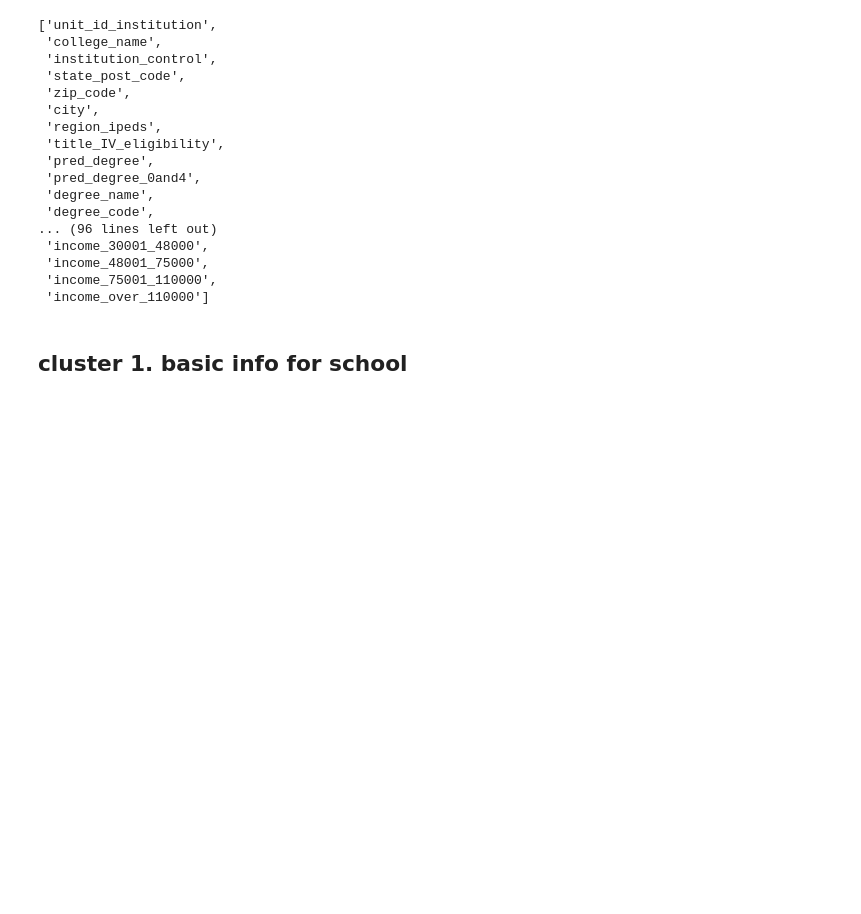
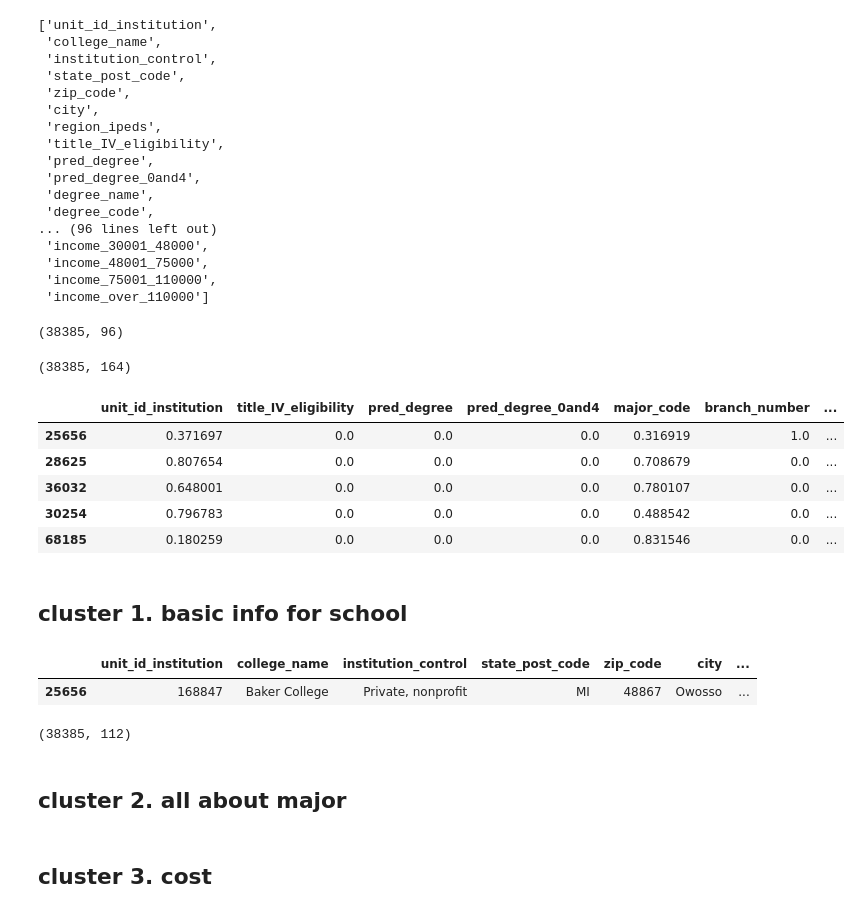
Before and after one commit to CDM-College-ROI/capstone_working_repo, a Jupyter notebook: cc_folder/cc_modeling.ipynb, the cells around one changed output. Cells and saved outputs as stored; diff of their text form; code cells hidden in the pictures; blank space fills up the shorter version.

Commit message:
scale

```diff
--- a/cc_folder/cc_modeling.ipynb
+++ b/cc_folder/cc_modeling.ipynb
@@ -256,6 +256,47 @@ train_imputed.columns.tolist()
  'income_48001_75000',
  'income_75001_110000',
  'income_over_110000']
+# %%
+# split the data
+x_train_imputed = train_imputed.drop(columns = ['college_name','roi_5yr','pct_roi_5yr','roi_10yr','pct_roi_10yr',
+                                                'roi_20yr','state_post_code','city','region_ipeds','institution_control',
+                                                'pct_roi_20yr','major_name','major_category','zip_code','degree_name',
+                                               'degree_code'])
+y_train_imputed = train_imputed[['roi_5yr']]
+
+state_dummies_train = pd.get_dummies(train['state_post_code'])
+region_dummies_train = pd.get_dummies(train['region_ipeds'])
+institution_control_dummies_train = pd.get_dummies(train['institution_control'])
+# %%
+x_train_imputed.shape
+# %% [output]
+(38385, 96)
+# %%
+# scale the data
+from sklearn.preprocessing import MinMaxScaler
+
+scaler = MinMaxScaler()
+scaler.fit(x_train_imputed)
+x_train_imputed_scaled = scaler.transform(x_train_imputed)
+x_train_imputed_scaled = pd.DataFrame(x_train_imputed_scaled, columns=x_train_imputed.columns,
+                                      index=x_train_imputed.index)
+
+x_train_imputed_scaled_with_dummy = pd.concat([x_train_imputed_scaled,state_dummies_train],axis=1)
+x_train_imputed_scaled_with_dummy = pd.concat([x_train_imputed_scaled_with_dummy,region_dummies_train],axis=1)
+x_train_imputed_scaled_with_dummy = pd.concat([x_train_imputed_scaled_with_dummy,institution_control_dummies_train],axis=1)
+# %%
+x_train_imputed_scaled_with_dummy.shape
+# %% [output]
+(38385, 164)
+# %%
+x_train_imputed_scaled_with_dummy.head()
+# %% [output]
+|  | unit_id_institution | title_IV_eligibility | pred_degree | pred_degree_0and4 | major_code | branch_number | ... |
+| 25656 | 0.371697 | 0.0 | 0.0 | 0.0 | 0.316919 | 1.0 | ... |
+| 28625 | 0.807654 | 0.0 | 0.0 | 0.0 | 0.708679 | 0.0 | ... |
+| 36032 | 0.648001 | 0.0 | 0.0 | 0.0 | 0.780107 | 0.0 | ... |
+| 30254 | 0.796783 | 0.0 | 0.0 | 0.0 | 0.488542 | 0.0 | ... |
+| 68185 | 0.180259 | 0.0 | 0.0 | 0.0 | 0.831546 | 0.0 | ... |
 # %% [markdown]
 ## cluster 1. basic info for school
 # %%
@@ -265,3 +306,15 @@ train_imputed.columns.tolist()
 state_dummies_train = pd.get_dummies(train['state_post_code'])
 region_dummies_train = pd.get_dummies(train['region_ipeds'])
 institution_control_dummies_train = pd.get_dummies(train['institution_control'])
+# %%
+train_imputed.unit_id_institution = train_imputed.unit_id_institution.astype(int)
+train_imputed.head(1)
+# %% [output]
+|  | unit_id_institution | college_name | institution_control | state_post_code | zip_code | city | ... |
+| 25656 | 168847 | Baker College | Private, nonprofit | MI | 48867 | Owosso | ... |
+# %%
+train_imputed.shape
+# %% [output]
+(38385, 112)
+# %% [markdown]
+## cluster 2. all about major
@@ -267,0 +361,2 @@ institution_control_dummies_train = pd.get_dummies(train['institution_control'])
+# %% [markdown]
+## cluster 3. cost
```
Also changed, not shown: parts of 7 cells of this notebook.
